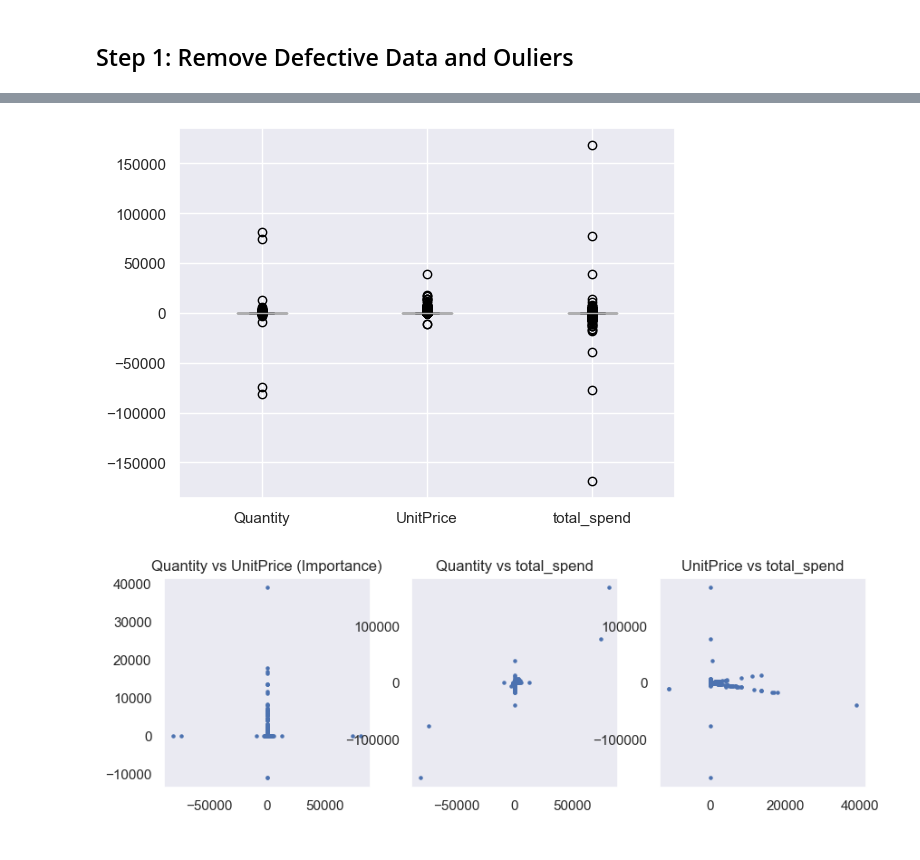
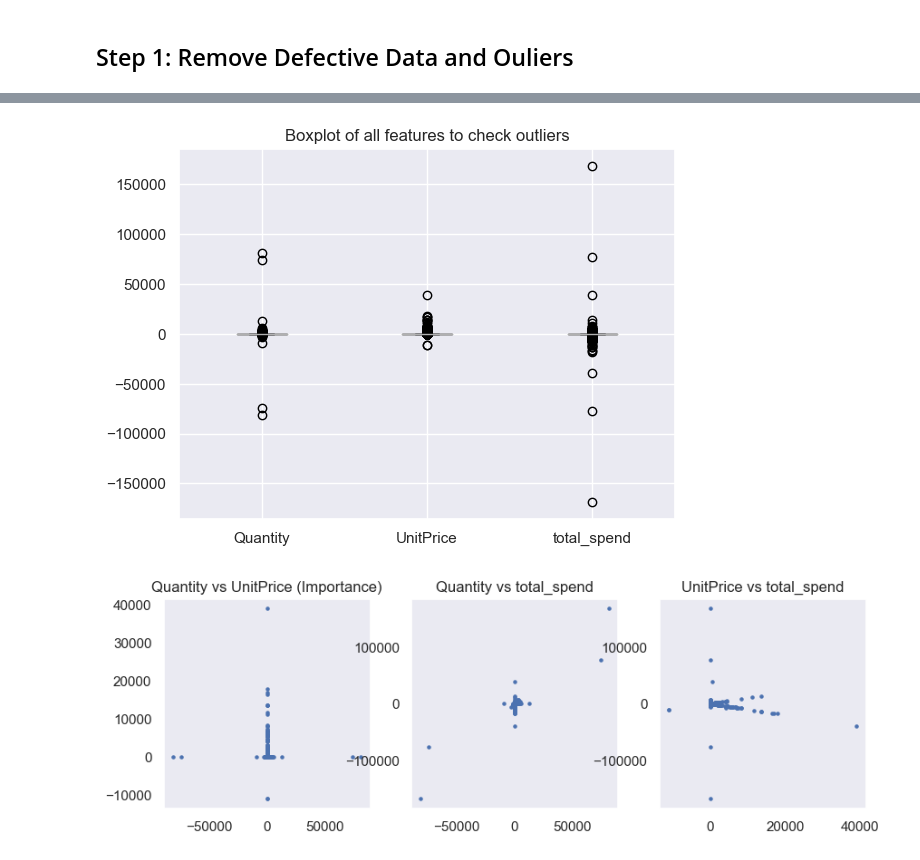
Before and after one commit to patcha-ranat/Ecommerce-Invoice-End-to-end, a Jupyter notebook: model_dev.ipynb, the cells around one changed output, grey strips where cells are left out. Cells and saved outputs as stored; diff of their text form; code cells hidden in the pictures.

```diff
--- a/model_dev.ipynb
+++ b/model_dev.ipynb
@@ -14,7 +14,7 @@ import seaborn as sns; sns.set(style="dark")
 import numpy as np
 from scipy import stats
 # %%
-df = pd.read_parquet("./data/cleaned_data.parquet")
+df = pd.read_parquet("./data/ecomm_invoice_transaction.parquet")
 print(f"data shape: {df.shape}")
 df.head()
 # %% [output]
@@ -54,9 +54,10 @@ data shape: (540573, 9)
 | 4 | 536365 | 84029E | RED WOOLLY HOTTIE WHITE HEART. | 6 | 2010-12-01 08:26:00 | 3.39 | 17850 | United Kingdom | 20.34 |
 # %%
 df.drop(columns=['CustomerID']).boxplot()
+plt.title("Boxplot of all features to check outliers")
 plt.show()
 # %% [output]
-[figure, old version]
+[figure, new version]
 # %%
 fig, ax = plt.subplots(1, 3, figsize=(10, 3))
 ax[0].scatter(x=df['Quantity'], y=df['UnitPrice'], s=5)
```
Also changed, not shown: parts of 11 cells of this notebook.
